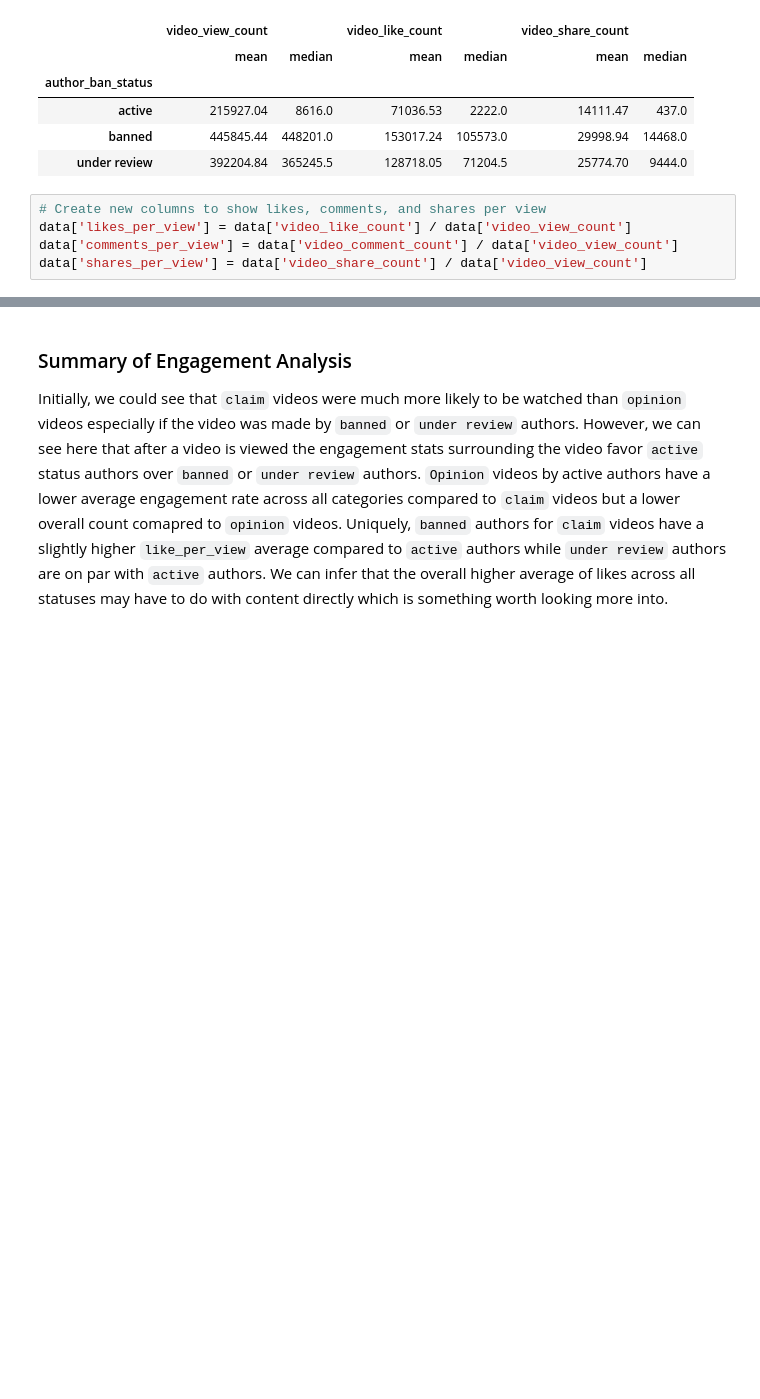
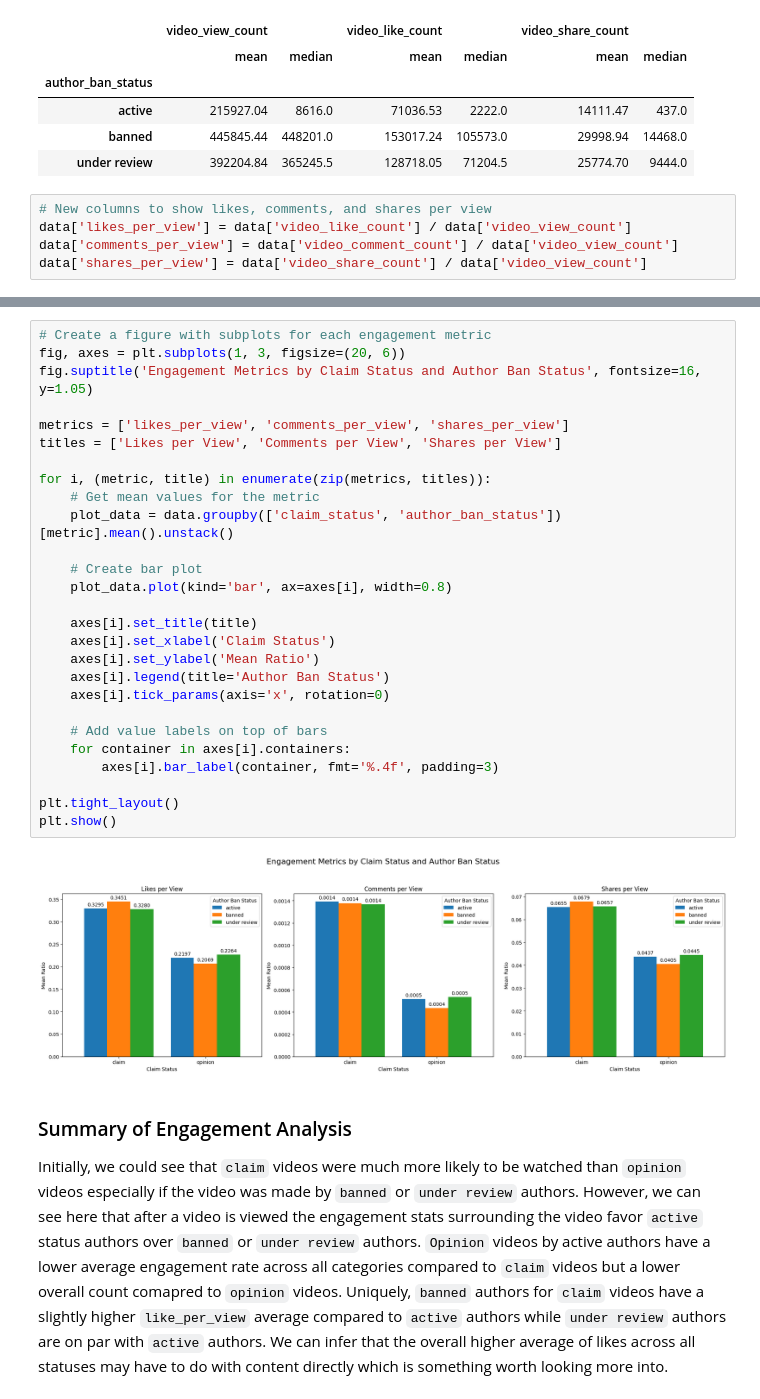
Before and after one commit to SerMike/TikTok_Project_Claim_Opinion, a Jupyter notebook: main_notebook.ipynb, the cells around one changed output, grey strips where cells are left out. Saved outputs shown, nothing was run; the diff lists cells and outputs as text; blank space fills up the shorter version.

```diff
--- a/main_notebook.ipynb
+++ b/main_notebook.ipynb
@@ -124,7 +136,7 @@ data.groupby(['author_ban_status']).agg(
 | banned | 445845.44 | 448201.0 | 153017.24 | 105573.0 | 29998.94 | 14468.0 |
 | under review | 392204.84 | 365245.5 | 128718.05 | 71204.5 | 25774.70 | 9444.0 |
 # %%
-# Create new columns to show likes, comments, and shares per view
+# New columns to show likes, comments, and shares per view
 data['likes_per_view'] = data['video_like_count'] / data['video_view_count']
 data['comments_per_view'] = data['video_comment_count'] / data['video_view_count']
 data['shares_per_view'] = data['video_share_count'] / data['video_view_count']
@@ -147,6 +159,35 @@ data.groupby(['claim_status', 'author_ban_status']).agg(
 | opinion | active | 8817 | 0.219744 | 0.218330 | 8817 | 0.000517 | 0.000252 | ... |
 |  | banned | 196 | 0.206868 | 0.198483 | 196 | 0.000434 | 0.000193 | ... |
 |  | under review | 463 | 0.226394 | 0.228051 | 463 | 0.000536 | 0.000293 | ... |
+# %%
+# Create a figure with subplots for each engagement metric
+fig, axes = plt.subplots(1, 3, figsize=(20, 6))
+fig.suptitle('Engagement Metrics by Claim Status and Author Ban Status', fontsize=16, y=1.05)
+
+metrics = ['likes_per_view', 'comments_per_view', 'shares_per_view']
+titles = ['Likes per View', 'Comments per View', 'Shares per View']
+
+for i, (metric, title) in enumerate(zip(metrics, titles)):
+    # Get mean values for the metric
+    plot_data = data.groupby(['claim_status', 'author_ban_status'])[metric].mean().unstack()
+
+    # Create bar plot
+    plot_data.plot(kind='bar', ax=axes[i], width=0.8)
+
+    axes[i].set_title(title)
+    axes[i].set_xlabel('Claim Status')
+    axes[i].set_ylabel('Mean Ratio')
+    axes[i].legend(title='Author Ban Status')
+    axes[i].tick_params(axis='x', rotation=0)
+
+    # Add value labels on top of bars
+    for container in axes[i].containers:
+        axes[i].bar_label(container, fmt='%.4f', padding=3)
+
+plt.tight_layout()
+plt.show()
+# %% [output]
+[figure, added]
 # %% [markdown]
 ### Summary of Engagement Analysis
 Initially, we could see that `claim` videos were much more likely to be watched than `opinion` videos especially if the video was made by `banned` or `under review` authors. However, we can see here that after a video is viewed the engagement stats surrounding the video favor `active` status authors over `banned` or `under review` authors. `Opinion` videos by active authors have a lower average engagement rate across all categories compared to `claim` videos but a lower overall count comapred to `opinion` videos. Uniquely, `banned` authors for `claim` videos have a slightly higher `like_per_view` average compared to `active` authors while `under review` authors are on par with `active` authors. We can infer that the overall higher average of likes across all statuses may have to do with content directly which is something worth looking more into.
```
Also changed, not shown: parts of 1 cell of this notebook.
